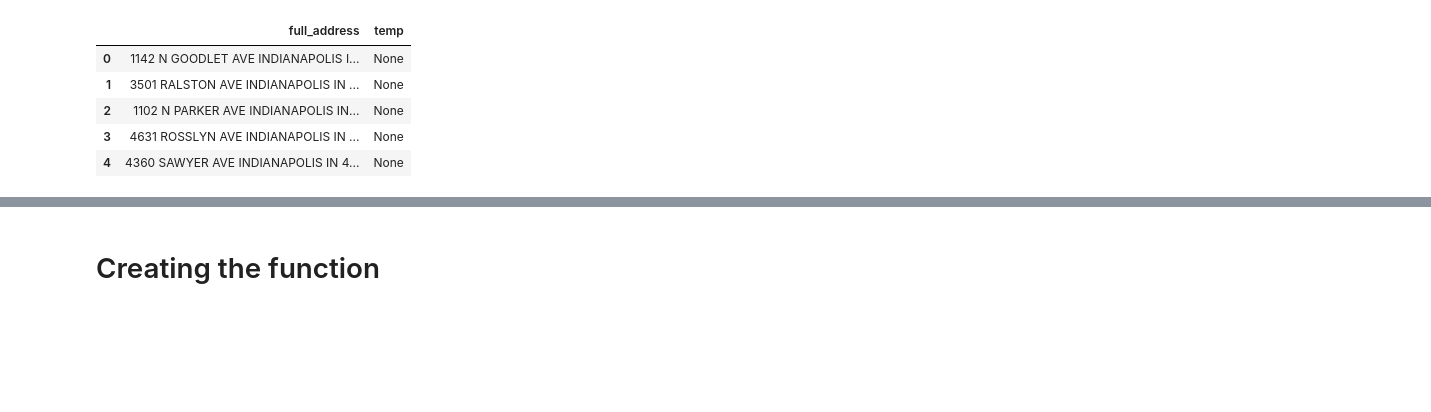
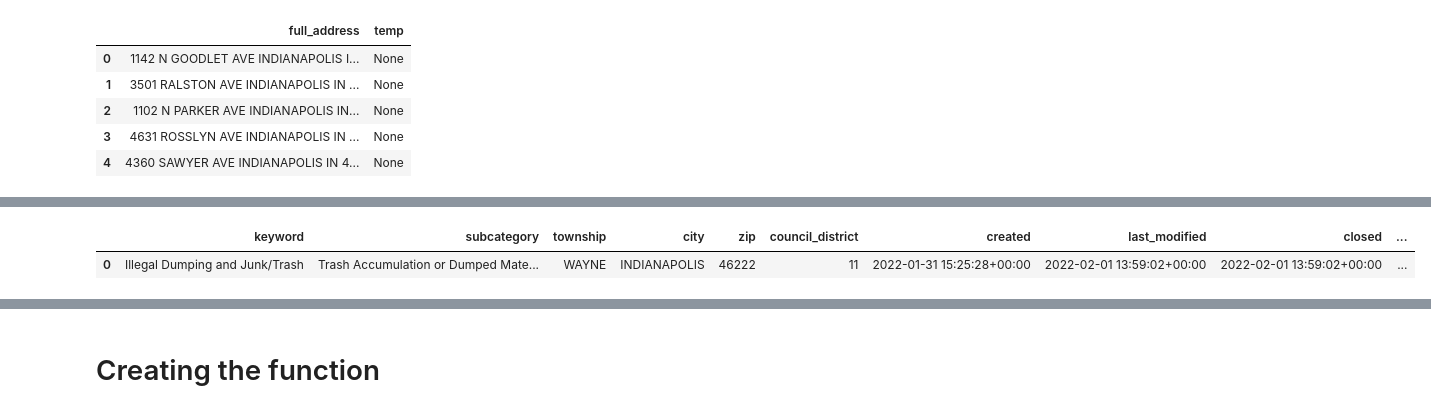
Before and after one commit to aaron-mv-moore/indy-action-time, a Jupyter notebook: work-notebooks/00_working_prepare_mac.ipynb, the cells around one changed output, grey strips where cells are left out. Drawn from its saved outputs; the diff is of its cells as text; code cells hidden in the pictures; blank space fills up the shorter version.

```diff
--- a/work-notebooks/00_working_prepare_mac.ipynb
+++ b/work-notebooks/00_working_prepare_mac.ipynb
@@ -301,0 +348,8 @@ temp
+# %%
+# changing council district dtype
+
+# drop nulls
+df = df.dropna()
+
+# changing the type to string object
+df['council_district'] = df.council_district.astype(int).astype(str)
@@ -301,0 +359,12 @@ temp
+# %%
+status = 'drop'
+
+if status == 'drop':
+
+    df = df[df.status == 'Closed']
+
+    df.drop('status', axis=1, inplace=True)
+
+elif status == 'keep':
+
+    pass
@@ -301,0 +422,9 @@ temp
+# %%
+df = remove_outliers(df, k=3)
+# %%
+df['response_rating'] = pd.cut(df['response_time'], 5, labels=['excellent', 'great', 'good', 'fair','poor'])
+
+df.head(1)
+# %% [output]
+|  | keyword | subcategory | township | city | zip | council_district | created | last_modified | closed | ... |
+| 0 | Illegal Dumping and Junk/Trash | Trash Accumulation or Dumped Mate... | WAYNE | INDIANAPOLIS | 46222 | 11 | 2022-01-31 15:25:28+00:00 | 2022-02-01 13:59:02+00:00 | 2022-02-01 13:59:02+00:00 | ... |
```
Also changed, not shown: parts of 23 cells of this notebook.
